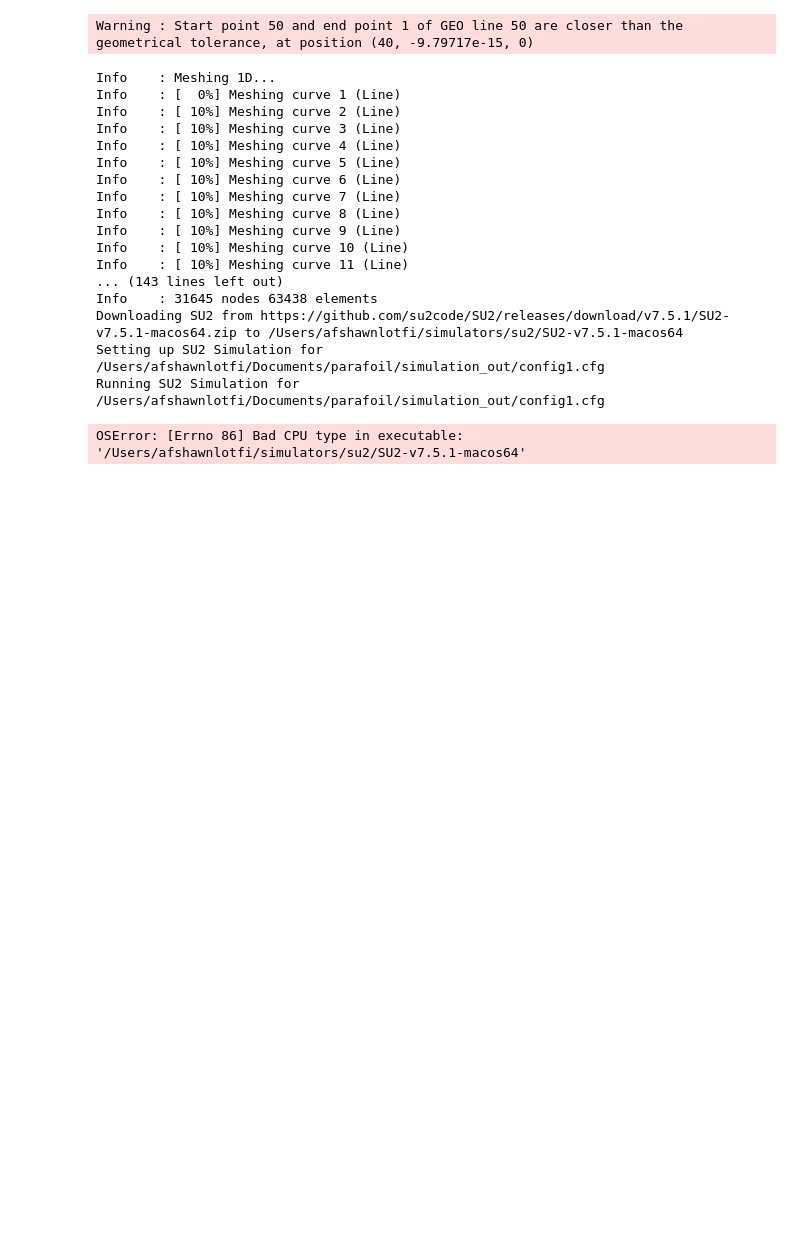
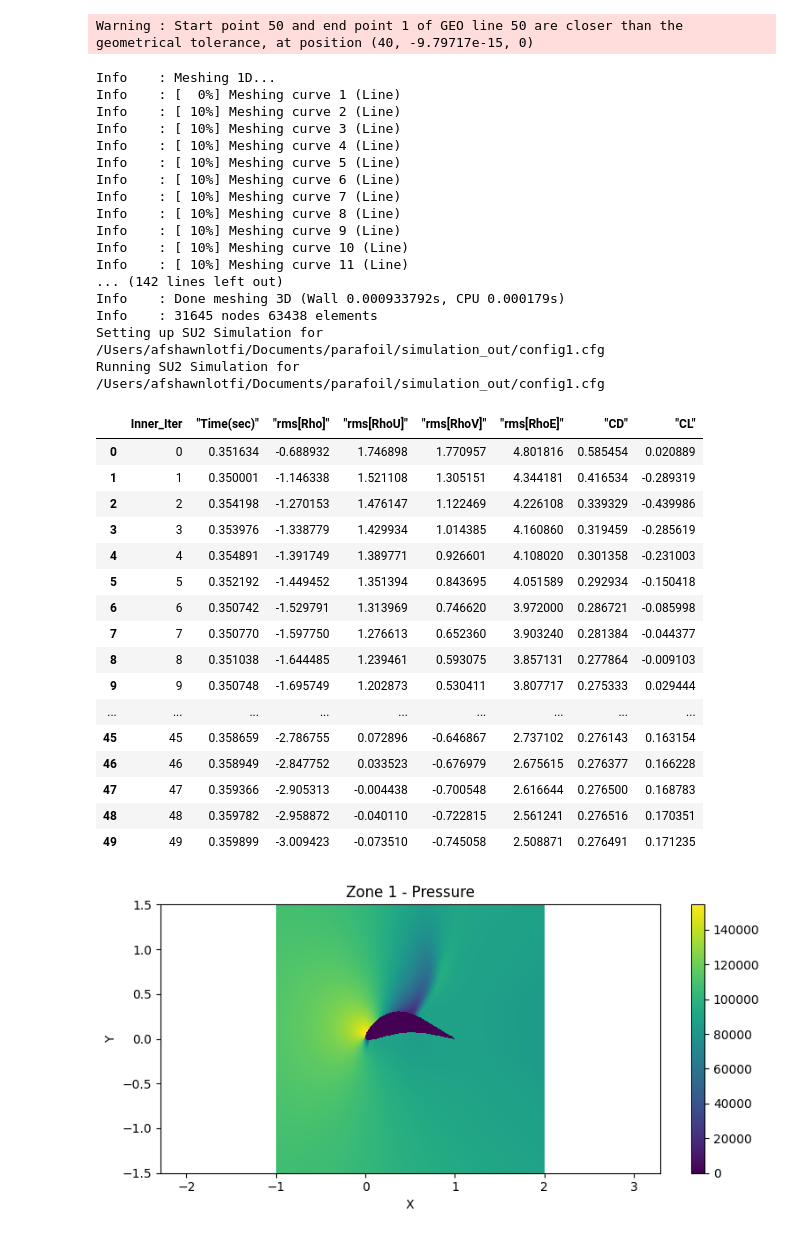
Before and after one commit to OpenOrion/parafoil, a Jupyter notebook: examples/circular_passage.ipynb, the cells around one changed output. Cells and saved outputs as stored; diff of their text form; code cells hidden in the pictures; blank space fills up the shorter version.

Commit message:
Updated to version 3.5.0 (#29)
* Updated to 3.5.0 version
- Updated paraflow version to 3.5.0
- Works with windows now
- Lazy load ezmesh

```diff
--- a/examples/circular_passage.ipynb
+++ b/examples/circular_passage.ipynb
@@ -3,15 +3,14 @@ import numpy as np
 from parafoil import CamberThicknessAirfoil, CircularPassage
 
 airfoil = CamberThicknessAirfoil(
-    inlet_angle=40.0,
-    outlet_angle=-20.0,
+    inlet_angle=np.radians(40.0),
+    outlet_angle=np.radians(-20.0),
     stagger_angle=np.radians(0.0),
     upper_thick_prop=[0.035, 0.14, 0.14, 0.035, 0.007],
     lower_thick_prop=[0.035, 0.14, 0.14, 0.035, 0.007],
     leading_prop=0.5,
     trailing_prop=0.5,
-    chord_length=1,
-    angle_units="deg"
+    chord_length=1
 )
 
 # 100x chord length radius traditionally for airfoil external flow problem
@@ -22,7 +21,7 @@ passage = CircularPassage(
 
 passage.visualize()
 # %%
-from paraflow import get_flasher, run_simulation, get_frames, display_frame, SimulationResult, SimulationOptions
+from paraflow import get_flasher, run_simulation, SimulationParams, get_frames, display_frame, SimulationResult
 from paraflow.simulation.su2 import Su2SimulationConfig
 import numpy as np
 
@@ -34,7 +33,7 @@ use_cache = False
 if not use_cache:
     sim_results = run_simulation(
         passage,
-        params=SimulationOptions(
+        params=SimulationParams(
             inlet_total_state=inlet_total_state,
         ),
         working_directory="./simulation_out",
@@ -47,33 +46,50 @@ if not use_cache:
     sim_results.to_file("sim_results.pkl")
 else:
    sim_results = SimulationResult.from_file("sim_results.pkl")
 
 frames = get_frames(
     sim_results,
     property_names=["Pressure"],
     num_pnts=1000,
     size=3,
     offset=np.array([0.5,0])
 )
 display(sim_results.eval_values)
 display_frame(frames, "Pressure")
 # %% [output]
 Warning : Start point 50 and end point 1 of GEO line 50 are closer than the geometrical tolerance, at position (40, -9.79717e-15, 0)
 Info    : Meshing 1D...
 Info    : [  0%] Meshing curve 1 (Line)
 Info    : [ 10%] Meshing curve 2 (Line)
 Info    : [ 10%] Meshing curve 3 (Line)
 Info    : [ 10%] Meshing curve 4 (Line)
 Info    : [ 10%] Meshing curve 5 (Line)
 Info    : [ 10%] Meshing curve 6 (Line)
 Info    : [ 10%] Meshing curve 7 (Line)
 Info    : [ 10%] Meshing curve 8 (Line)
 Info    : [ 10%] Meshing curve 9 (Line)
 Info    : [ 10%] Meshing curve 10 (Line)
 Info    : [ 10%] Meshing curve 11 (Line)
-... (143 lines left out)
+... (142 lines left out)
+Info    : Done meshing 3D (Wall 0.000933792s, CPU 0.000179s)
 Info    : 31645 nodes 63438 elements
-Downloading SU2 from https://github.com/su2code/SU2/releases/download/v7.5.1/SU2-v7.5.1-macos64.zip to /Users/afshawnlotfi/simulators/su2/SU2-v7.5.1-macos64
 Setting up SU2 Simulation for /Users/afshawnlotfi/Documents/parafoil/simulation_out/config1.cfg
 Running SU2 Simulation for /Users/afshawnlotfi/Documents/parafoil/simulation_out/config1.cfg
-OSError: [Errno 86] Bad CPU type in executable: '/Users/afshawnlotfi/simulators/su2/SU2-v7.5.1-macos64'
+|  | Inner_Iter | "Time(sec)" | "rms[Rho]" | "rms[RhoU]" | "rms[RhoV]" | "rms[RhoE]" | "CD" | "CL" |
+| 0 | 0 | 0.351634 | -0.688932 | 1.746898 | 1.770957 | 4.801816 | 0.585454 | 0.020889 |
+| 1 | 1 | 0.350001 | -1.146338 | 1.521108 | 1.305151 | 4.344181 | 0.416534 | -0.289319 |
+| 2 | 2 | 0.354198 | -1.270153 | 1.476147 | 1.122469 | 4.226108 | 0.339329 | -0.439986 |
+| 3 | 3 | 0.353976 | -1.338779 | 1.429934 | 1.014385 | 4.160860 | 0.319459 | -0.285619 |
+| 4 | 4 | 0.354891 | -1.391749 | 1.389771 | 0.926601 | 4.108020 | 0.301358 | -0.231003 |
+| 5 | 5 | 0.352192 | -1.449452 | 1.351394 | 0.843695 | 4.051589 | 0.292934 | -0.150418 |
+| 6 | 6 | 0.350742 | -1.529791 | 1.313969 | 0.746620 | 3.972000 | 0.286721 | -0.085998 |
+| 7 | 7 | 0.350770 | -1.597750 | 1.276613 | 0.652360 | 3.903240 | 0.281384 | -0.044377 |
+| 8 | 8 | 0.351038 | -1.644485 | 1.239461 | 0.593075 | 3.857131 | 0.277864 | -0.009103 |
+| 9 | 9 | 0.350748 | -1.695749 | 1.202873 | 0.530411 | 3.807717 | 0.275333 | 0.029444 |
+| ... | ... | ... | ... | ... | ... | ... | ... | ... |
+| 45 | 45 | 0.358659 | -2.786755 | 0.072896 | -0.646867 | 2.737102 | 0.276143 | 0.163154 |
+| 46 | 46 | 0.358949 | -2.847752 | 0.033523 | -0.676979 | 2.675615 | 0.276377 | 0.166228 |
+| 47 | 47 | 0.359366 | -2.905313 | -0.004438 | -0.700548 | 2.616644 | 0.276500 | 0.168783 |
+| 48 | 48 | 0.359782 | -2.958872 | -0.040110 | -0.722815 | 2.561241 | 0.276516 | 0.170351 |
+| 49 | 49 | 0.359899 | -3.009423 | -0.073510 | -0.745058 | 2.508871 | 0.276491 | 0.171235 |
+[figure, added]
```
Also changed, not shown: 7 other files.
